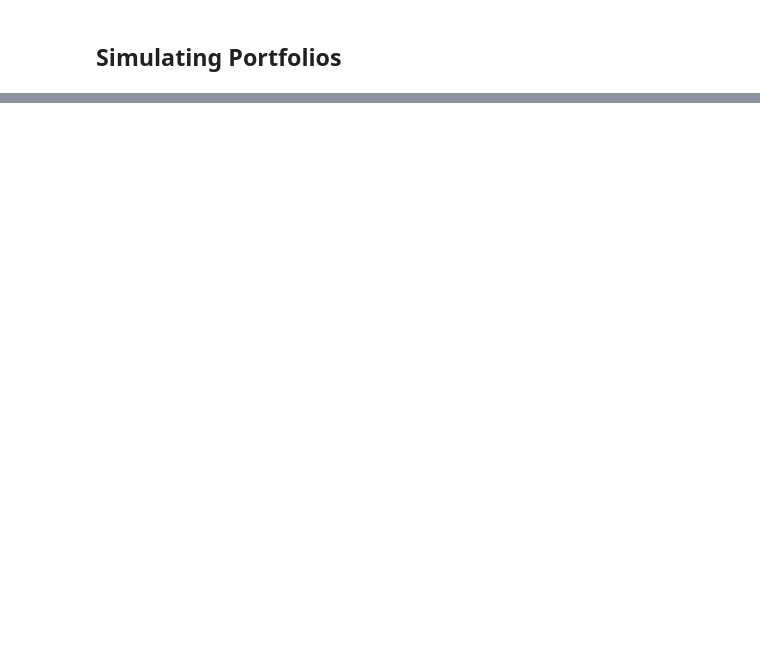
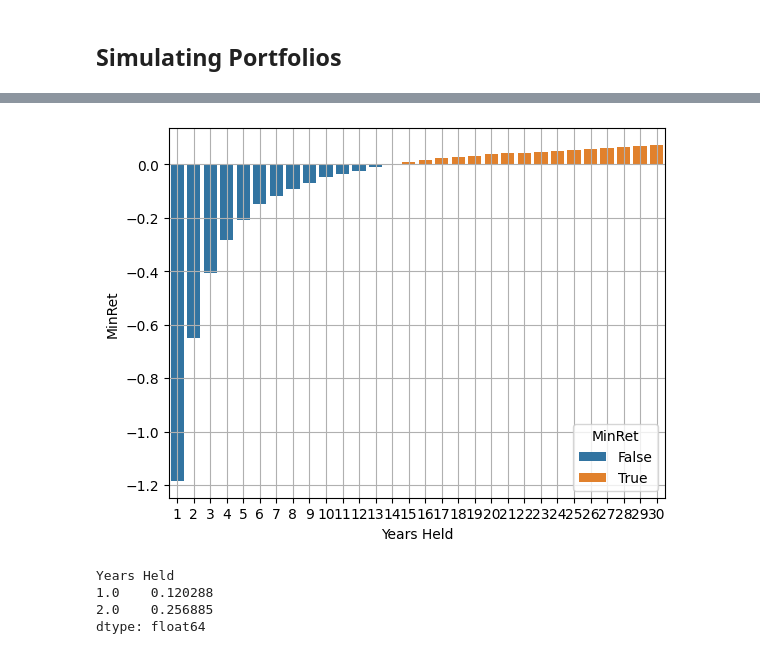
Before and after one commit to JamieW365/trading_algos, a Jupyter notebook: notebooks/optimization/time_diversification.ipynb, the cells around one changed output, grey strips where cells are left out. Cells and saved outputs as stored; diff of their text form; code cells hidden in the pictures; blank space fills up the shorter version.

```diff
--- a/notebooks/optimization/time_diversification.ipynb
+++ b/notebooks/optimization/time_diversification.ipynb
@@ -142,3 +254,17 @@ df_inv
+# %%
+fig, ax = plt.subplots()
+sns.barplot(data=df_summary, x=df_summary.index, y='MinRet', hue=df_summary['MinRet']>0, orient='v')
+ax.grid()
+plt.show();
+# %% [output]
+[figure, added]
+# %%
+(1 + np.exp(df_summary['CAGR']) - 1) ** df_summary.index - 1
+# %% [output]
+Years Held
+1.0    0.120288
+2.0    0.256885
+dtype: float64
 # %%
 ann_rolling_log_return
 # %%
```
Also changed, not shown: parts of 19 cells of this notebook.
